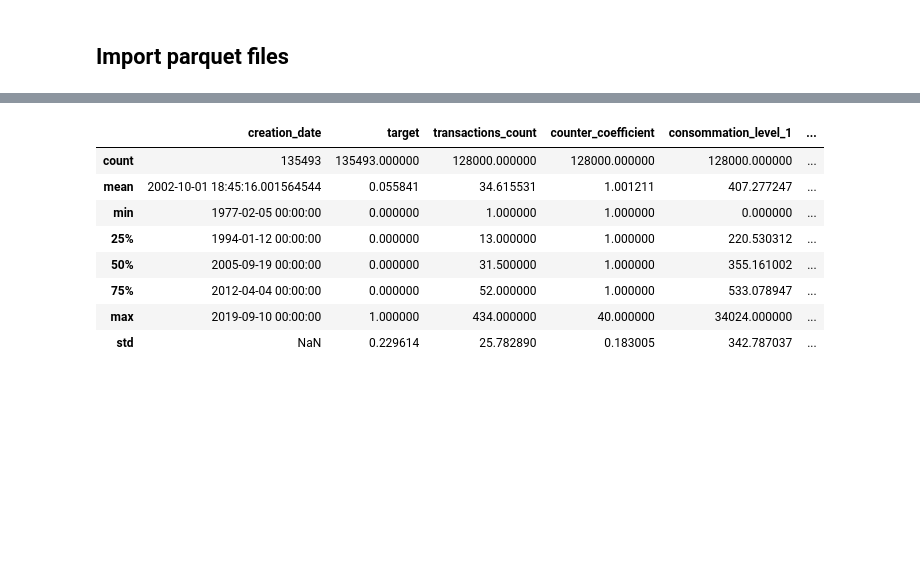
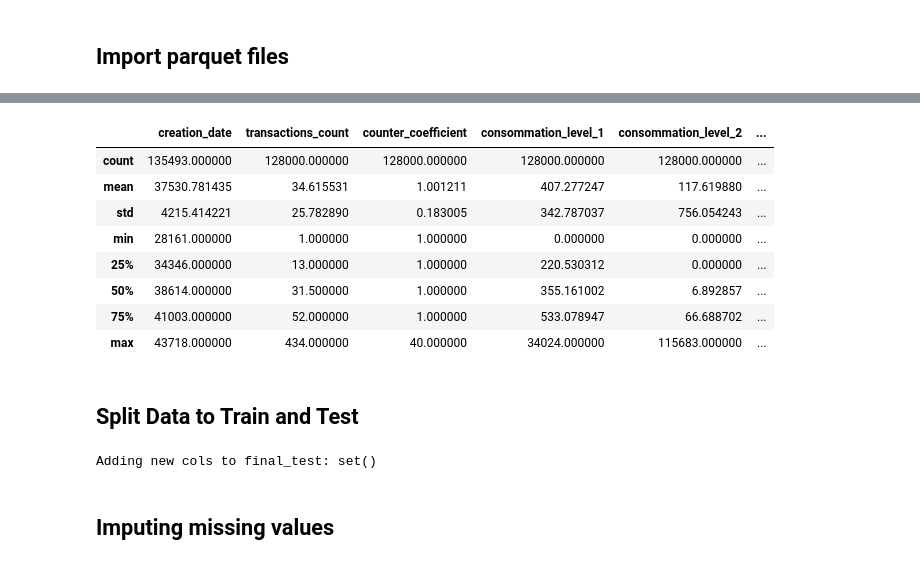
Before and after one commit to xMax991/ds-fraud-detection, a Jupyter notebook: Fraud_Detection_Template_get_Parquet_Data.ipynb, the cells around one changed output, grey strips where cells are left out. Drawn from its saved outputs; the diff is of its cells as text; code cells hidden in the pictures; blank space fills up the shorter version.

```diff
--- a/Fraud_Detection_Template_get_Parquet_Data.ipynb
+++ b/Fraud_Detection_Template_get_Parquet_Data.ipynb
@@ -28,4 +45,8 @@ df_final_test_non_agg = pd.read_parquet("data/df_final_test_non_agg.parquet") #
 # - The "consommation_level_x" columns show mean energy consumption per client.
 df_train_agg = pd.read_parquet("data/df_train_agg.parquet")
 df_final_test_agg = pd.read_parquet("data/df_final_test_agg.parquet") # this is not our "test" data, we will still need to perform the test-train split
+# %%
+# Choose dataset to use in this document
+df = df_train_agg
+df_final_test = df_final_test_agg
 # %%
@@ -57,12 +62,12 @@ df_train_non_agg.head()
 # %%
-df_train_agg.describe()
+df.describe()
 # %% [output]
-|  | creation_date | target | transactions_count | counter_coefficient | consommation_level_1 | ... |
-| count | 135493 | 135493.000000 | 128000.000000 | 128000.000000 | 128000.000000 | ... |
-| mean | 2002-10-01 18:45:16.001564544 | 0.055841 | 34.615531 | 1.001211 | 407.277247 | ... |
-| min | 1977-02-05 00:00:00 | 0.000000 | 1.000000 | 1.000000 | 0.000000 | ... |
-| 25% | 1994-01-12 00:00:00 | 0.000000 | 13.000000 | 1.000000 | 220.530312 | ... |
-| 50% | 2005-09-19 00:00:00 | 0.000000 | 31.500000 | 1.000000 | 355.161002 | ... |
-| 75% | 2012-04-04 00:00:00 | 0.000000 | 52.000000 | 1.000000 | 533.078947 | ... |
-| max | 2019-09-10 00:00:00 | 1.000000 | 434.000000 | 40.000000 | 34024.000000 | ... |
-| std | NaN | 0.229614 | 25.782890 | 0.183005 | 342.787037 | ... |
+|  | creation_date | transactions_count | counter_coefficient | consommation_level_1 | consommation_level_2 | ... |
+| count | 135493.000000 | 128000.000000 | 128000.000000 | 128000.000000 | 128000.000000 | ... |
+| mean | 37530.781435 | 34.615531 | 1.001211 | 407.277247 | 117.619880 | ... |
+| std | 4215.414221 | 25.782890 | 0.183005 | 342.787037 | 756.054243 | ... |
+| min | 28161.000000 | 1.000000 | 1.000000 | 0.000000 | 0.000000 | ... |
+| 25% | 34346.000000 | 13.000000 | 1.000000 | 220.530312 | 0.000000 | ... |
+| 50% | 38614.000000 | 31.500000 | 1.000000 | 355.161002 | 6.892857 | ... |
+| 75% | 41003.000000 | 52.000000 | 1.000000 | 533.078947 | 66.688702 | ... |
+| max | 43718.000000 | 434.000000 | 40.000000 | 34024.000000 | 115683.000000 | ... |
@@ -72,0 +74,15 @@ df_train_agg.describe()
+# %% [markdown]
+## Split Data to Train and Test
+# %%
+# Make sure final_test has same dummy columns in as training data (filled with False)
+def add_missing_dummy_columns_and_fill_false(train, final_test):
+
+    cols_missing_from_final_test = (set(train) - set(final_test)) - set(['target'])
+
+    for cols in cols_missing_from_final_test:
+        final_test[cols] = False
+    print(f"Adding new cols to final_test: {cols_missing_from_final_test}")
+
+add_missing_dummy_columns_and_fill_false(df, df_final_test)
+# %% [output]
+Adding new cols to final_test: set()
@@ -72,0 +103,2 @@ df_train_agg.describe()
+# %% [markdown]
+## Imputing missing values
```
Also changed, not shown: parts of 17 cells of this notebook.
